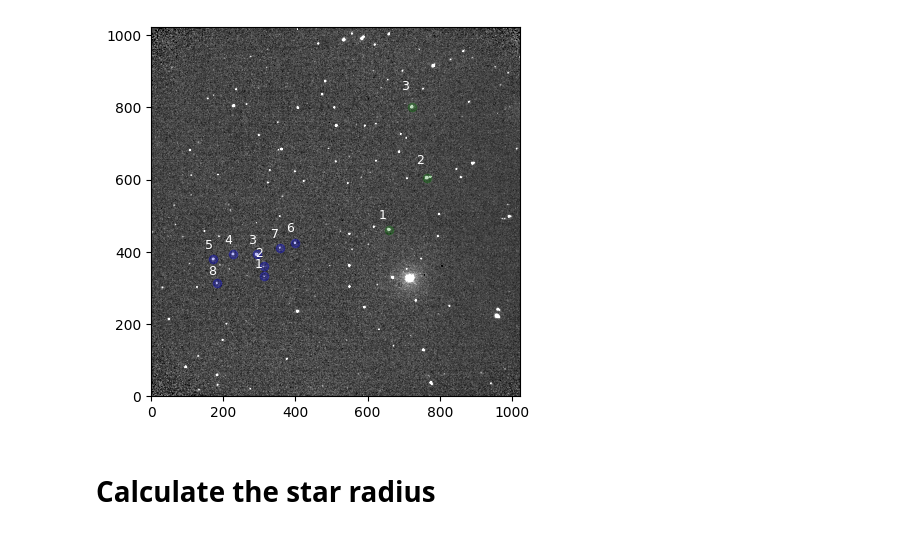
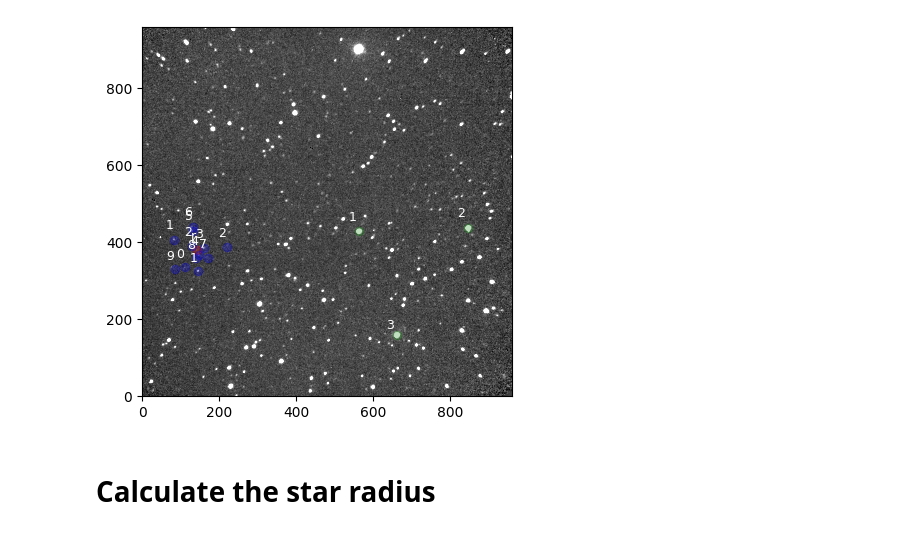
Before and after one commit to DBernardes/Tools-for-the-MOPTOP-pipeline-products, a Jupyter notebook: photometry_extraction.ipynb, the cells around one changed output. Saved outputs shown, nothing was run; the diff lists cells and outputs as text; code cells hidden in the pictures.

```diff
--- a/photometry_extraction.ipynb
+++ b/photometry_extraction.ipynb
@@ -9,33 +9,34 @@ import numpy as np
 from photometry import Photometry
 from copy import copy
 
-star_name = "GRB 230818A"
+star_name = "GRB 1107466"
 _set = "first"
-camera = 4
+camera = 3
 src_path = os.path.join(
     "..",
     "Pol charact MOPTOP",
     "Scientific objects",
     star_name,
     f"{_set} set",
-    "all data",
+    star_name,
 )
 
 
-def read_objects_csv(csv_file, camera):
+def read_objects_csv(src_path, camera):
+    src_path = os.path.join(src_path, "..", "setup")
+    csv_file = os.path.join(src_path, "objects coordinates.csv")
     df = pd.read_csv(csv_file)
     objects = df.loc[:, ["name", f"ra_cam{camera}", f"dec_cam{camera}"]]
     objects = objects.drop(
         objects[objects["name"] == "star shifts"].index
     ).reset_index()
     objects = objects.drop(["index"], axis=1)
+
     return objects
 
 
-csv_file = os.path.join(src_path, "..", "setup", f"objects coordinates.csv")
-objects = read_objects_csv(csv_file, camera)
-
-file = os.path.join(src_path, f"{camera}_e_20230818_5_2_1_1.fits")
+objects = read_objects_csv(src_path, camera)
+file = os.path.join(src_path, f"{camera}_e_20220521_5_2_1_1.fits")
 phot = Photometry(file, objects)
 phot.reset_object_coords()
 
@@ -82,4 +79,4 @@ Set MJD-END to 60174.980746 from DATE-END'.  [logger]
-[figure, old version]
+[figure, new version]
 # %% [markdown]
 # Calculate the star radius
 # %%
```
Also changed, not shown: parts of 10 cells of this notebook, 4 other files.
